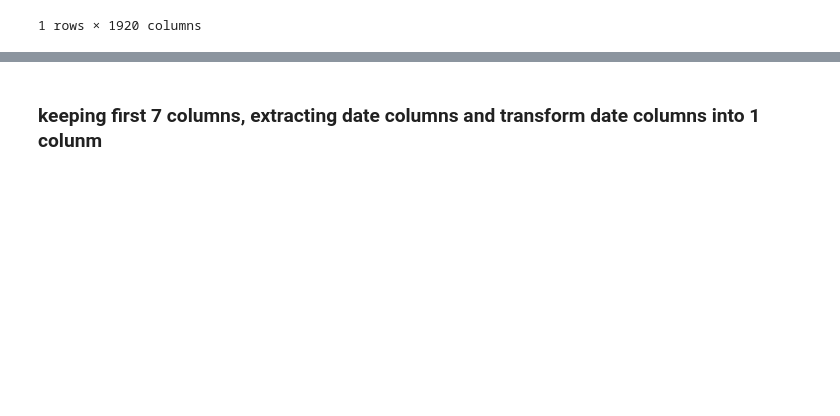
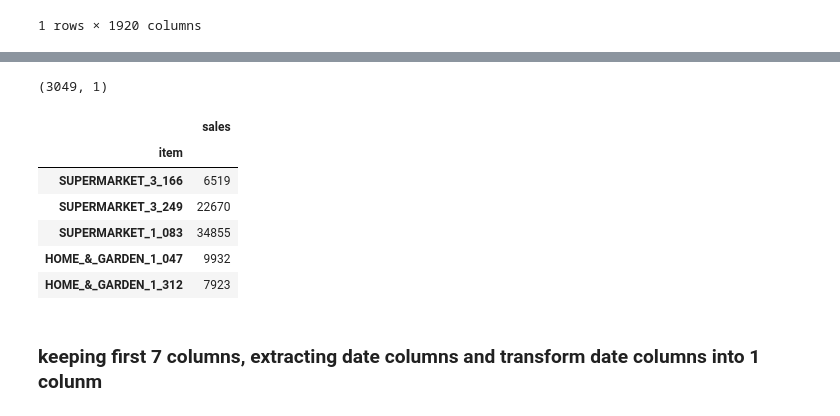
Before and after one commit to Unbiunio/DS-MARKET-TFM, a Jupyter notebook: EDA/df_sales.ipynb, the cells around one changed output, grey strips where cells are left out. Drawn from its saved outputs; the diff is of its cells as text; code cells hidden in the pictures; blank space fills up the shorter version.

```diff
--- a/Sales_calendar.ipynb
+++ b/EDA/df_sales.ipynb
@@ -43,4 +47,2 @@ dtype: int64
 # %%
 df_sales.drop_duplicates(inplace=True)
-# %%
-df_calendar.drop_duplicates(inplace=True)
@@ -49,5 +49,3 @@ df_calendar.drop_duplicates(inplace=True)
-# %%
-df_calendar['date'] = pd.to_datetime(df_calendar['date'], format='%Y-%m-%d')
 # %% [markdown]
 ### Creating a range of dates so to convert d1,d2,d3 to date
 # %%
@@ -68,3 +64,6 @@ df_sales.head(1)
 |  | id | item | category | department | store | store_code | region | 2011-01-29 00:00:00 | ... |
 | 0 | ACCESORIES_1_001_NYC_1 | ACCESORIES_1_001 | ACCESORIES | ACCESORIES_1 | Greenwich_Village | NYC_1 | New York | 0 | ... |
 1 rows × 1920 columns
+# %%
+#Get sum of all diary sales
+df_sales['sales']=df_sales.select_dtypes(include='number').sum(axis=1)
@@ -70,0 +76,14 @@ df_sales.head(1)
+# %%
+df_sales_cluster = df_sales[['item','sales']].groupby(['item']).sum()
+# %%
+print(df_sales_cluster.shape)
+df_sales_cluster.sample(5)
+# %% [output]
+(3049, 1)
+|  | sales |
+| item |  |
+| SUPERMARKET_3_166 | 6519 |
+| SUPERMARKET_3_249 | 22670 |
+| SUPERMARKET_1_083 | 34855 |
+| HOME_&_GARDEN_1_047 | 9932 |
+| HOME_&_GARDEN_1_312 | 7923 |
```
Also changed, not shown: parts of 18 cells of this notebook, 11 other files.
